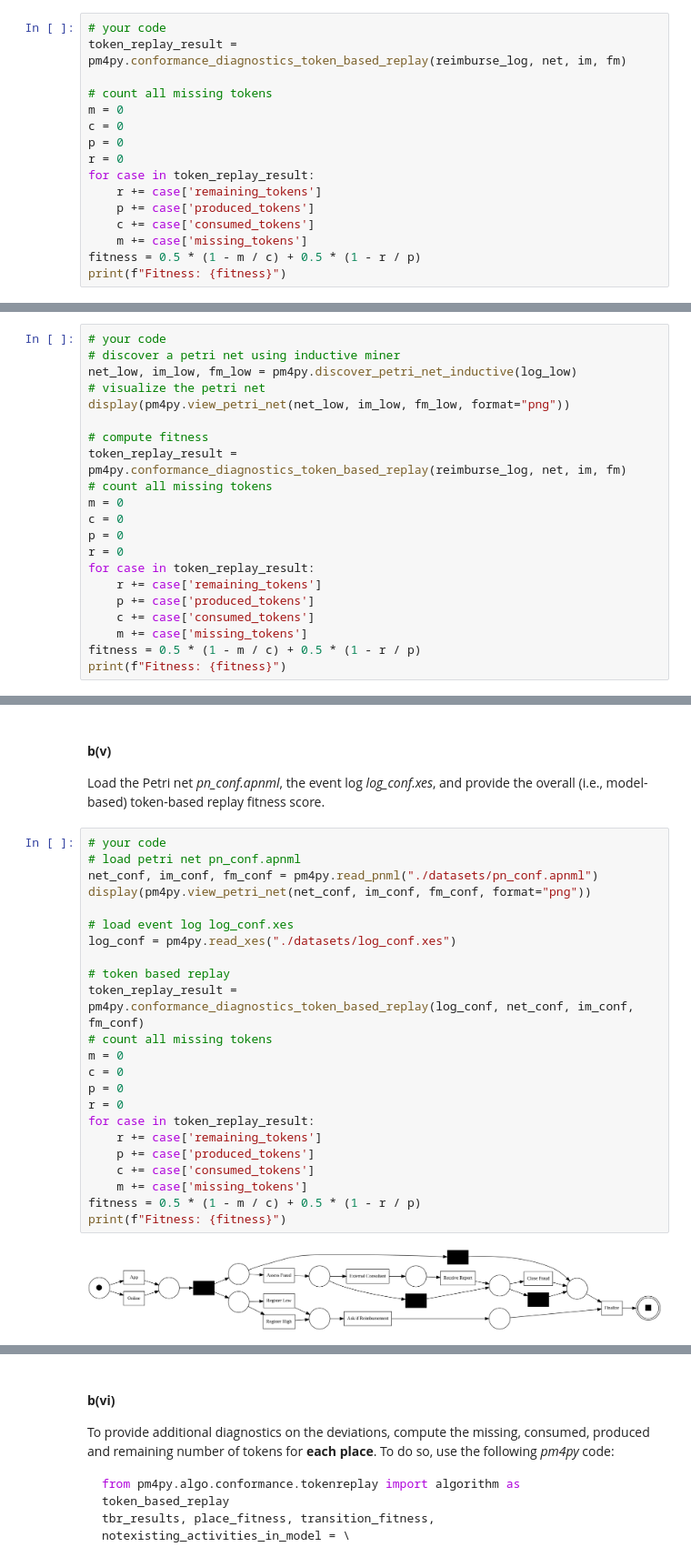
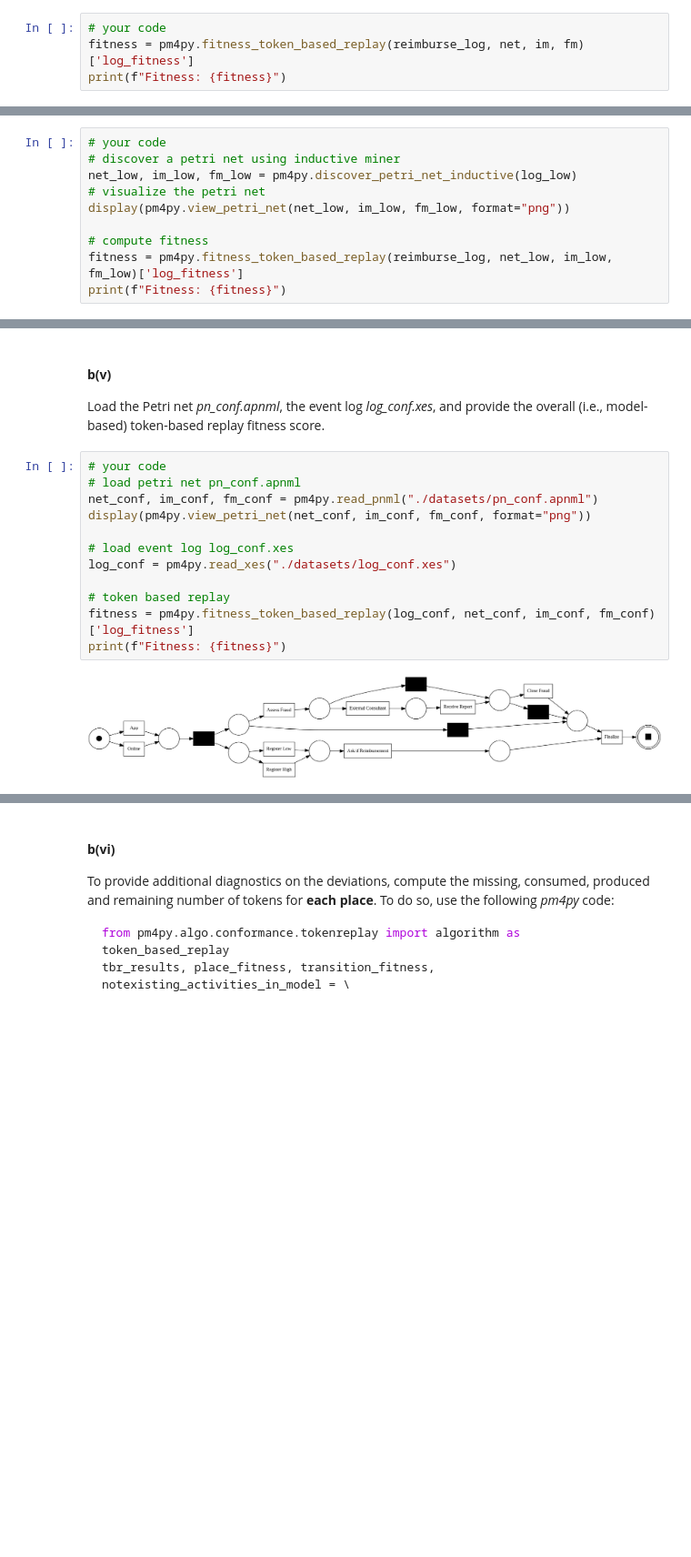
Before and after one commit to CodingTil/2022_23---Introduction-to-Data-Science---Exercises, a Jupyter notebook: assignment_2/assignment2.ipynb, the cells around one changed output, grey strips where cells are left out. Shown at 91% size. Drawn from its saved outputs; the diff is of its cells as text; blank space fills up the shorter version.

```diff
--- a/assignment_2/assignment2.ipynb
+++ b/assignment_2/assignment2.ipynb
@@ -1283,19 +1279,7 @@ Compute the fitness of the discovered Petri net using token-based replay.
 *Hint: PM4Py can directly (using the top-level API) compute the number of missing, remaining, consumed, and produced tokens. Based on these, you can, for example, compute the token-based replay fitness.*
 # %%
 # your code
-token_replay_result =  pm4py.conformance_diagnostics_token_based_replay(reimburse_log, net, im, fm)
-
-# count all missing tokens
-m = 0
-c = 0
-p = 0
-r = 0
-for case in token_replay_result:
-    r += case['remaining_tokens']
-    p += case['produced_tokens']
-    c += case['consumed_tokens']
-    m += case['missing_tokens']
-fitness = 0.5 * (1 - m / c) + 0.5 * (1 - r / p)
+fitness = pm4py.fitness_token_based_replay(reimburse_log, net, im, fm)['log_fitness']
 print(f"Fitness: {fitness}")
 # %% [output]
 Fitness: 1.0
@@ -1322,17 +1306,6 @@ net_low, im_low, fm_low = pm4py.discover_petri_net_inductive(log_low)
 display(pm4py.view_petri_net(net_low, im_low, fm_low, format="png"))
 
 # compute fitness
-token_replay_result =  pm4py.conformance_diagnostics_token_based_replay(reimburse_log, net, im, fm)
-# count all missing tokens
-m = 0
-c = 0
-p = 0
-r = 0
-for case in token_replay_result:
-    r += case['remaining_tokens']
-    p += case['produced_tokens']
-    c += case['consumed_tokens']
-    m += case['missing_tokens']
-fitness = 0.5 * (1 - m / c) + 0.5 * (1 - r / p)
+fitness = pm4py.fitness_token_based_replay(reimburse_log, net_low, im_low, fm_low)['log_fitness']
 print(f"Fitness: {fitness}")
 # %% [output]
@@ -1365,28 +1331,17 @@ Load the Petri net *pn_conf.apnml*, the event log *log_conf.xes*, and provide th
 # %%
 # your code
 # load petri net pn_conf.apnml
 net_conf, im_conf, fm_conf = pm4py.read_pnml("./datasets/pn_conf.apnml")
 display(pm4py.view_petri_net(net_conf, im_conf, fm_conf, format="png"))
 
 # load event log log_conf.xes
 log_conf = pm4py.read_xes("./datasets/log_conf.xes")
 
 # token based replay
-token_replay_result =  pm4py.conformance_diagnostics_token_based_replay(log_conf, net_conf, im_conf, fm_conf)
-# count all missing tokens
-m = 0
-c = 0
-p = 0
-r = 0
-for case in token_replay_result:
-    r += case['remaining_tokens']
-    p += case['produced_tokens']
-    c += case['consumed_tokens']
-    m += case['missing_tokens']
-fitness = 0.5 * (1 - m / c) + 0.5 * (1 - r / p)
+fitness = pm4py.fitness_token_based_replay(log_conf, net_conf, im_conf, fm_conf)['log_fitness']
 print(f"Fitness: {fitness}")
 # %% [output]
-[figure, old version]
+[figure, new version]
 None
 Fitness: 0.9892890758104679
 # %% [markdown]
```
Also changed, not shown: parts of 33 cells of this notebook, 2 other files.
